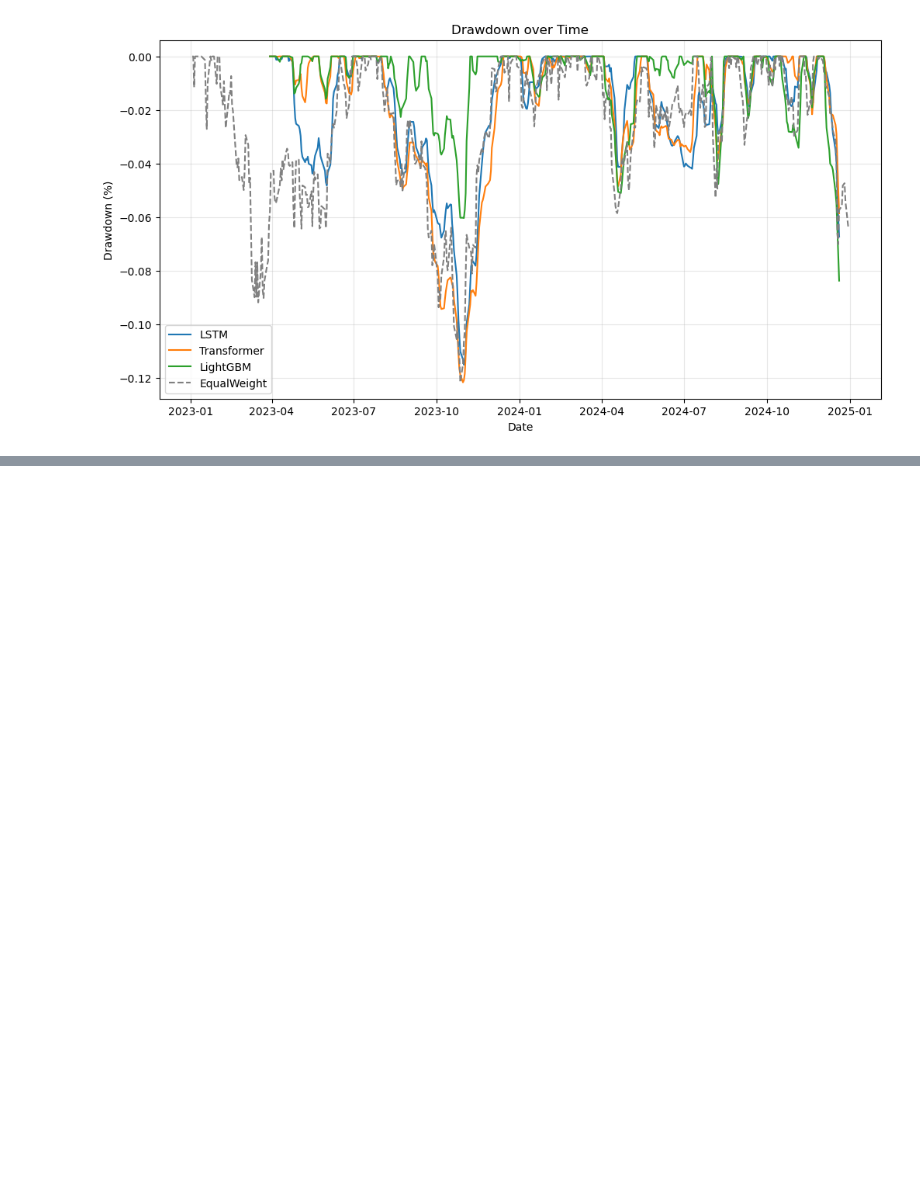
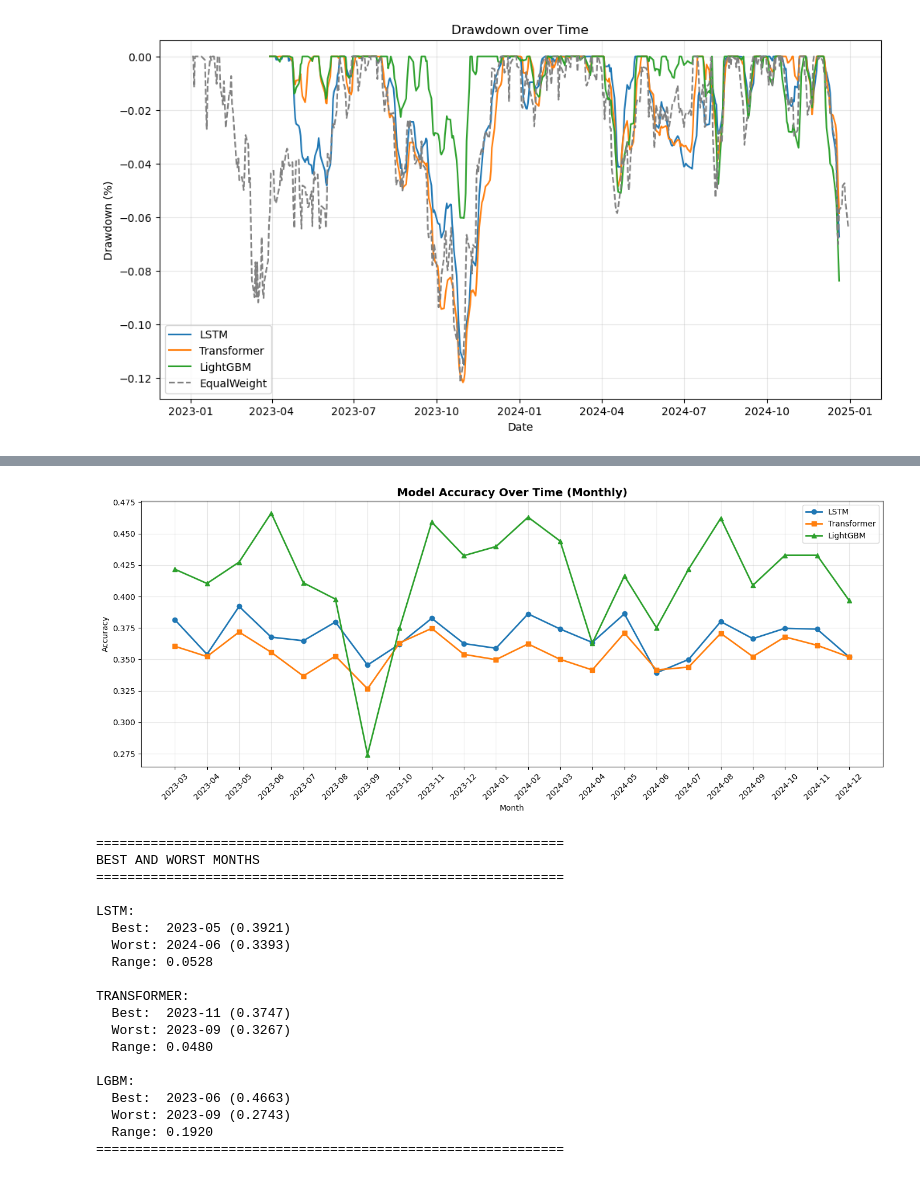
Before and after one commit to LyWangPX/umich-milestone2, a Jupyter notebook: model_test.ipynb, the cells around one changed output, grey strips where cells are left out. Cells and saved outputs as stored; diff of their text form; code cells hidden in the pictures; blank space fills up the shorter version.

```diff
--- a/model_test.ipynb
+++ b/model_test.ipynb
@@ -715,0 +1115,53 @@ plt.show()
+# %%
+# Plot temporal accuracy
+plt.figure(figsize=(14, 6))
+plt.plot(monthly_acc['year_month'], monthly_acc['lstm_correct'], marker='o', label='LSTM', linewidth=2)
+plt.plot(monthly_acc['year_month'], monthly_acc['transformer_correct'], marker='s', label='Transformer', linewidth=2)
+plt.plot(monthly_acc['year_month'], monthly_acc['lgbm_correct'], marker='^', label='LightGBM', linewidth=2)
+
+plt.xlabel('Month')
+plt.ylabel('Accuracy')
+plt.title('Model Accuracy Over Time (Monthly)', fontsize=14, fontweight='bold')
+plt.legend()
+plt.grid(True, alpha=0.3)
+plt.xticks(rotation=45)
+plt.tight_layout()
+plt.show()
+
+# Find best and worst months for each model
+print("\n" + "=" * 60)
+print("BEST AND WORST MONTHS")
+print("=" * 60)
+
+for model_name in ['lstm_correct', 'transformer_correct', 'lgbm_correct']:
+    best_month = monthly_acc.loc[monthly_acc[model_name].idxmax()]
+    worst_month = monthly_acc.loc[monthly_acc[model_name].idxmin()]
+
+    display_name = model_name.replace('_correct', '').upper()
+    print(f"\n{display_name}:")
+    print(f"  Best:  {best_month['year_month']} ({best_month[model_name]:.4f})")
+    print(f"  Worst: {worst_month['year_month']} ({worst_month[model_name]:.4f})")
+    print(f"  Range: {best_month[model_name] - worst_month[model_name]:.4f}")
+
+print("=" * 60)
+# %% [output]
+[figure, added]
+============================================================
+BEST AND WORST MONTHS
+============================================================
+
+LSTM:
+  Best:  2023-05 (0.3921)
+  Worst: 2024-06 (0.3393)
+  Range: 0.0528
+
+TRANSFORMER:
+  Best:  2023-11 (0.3747)
+  Worst: 2023-09 (0.3267)
+  Range: 0.0480
+
+LGBM:
+  Best:  2023-06 (0.4663)
+  Worst: 2023-09 (0.2743)
+  Range: 0.1920
+============================================================
```
Also changed, not shown: parts of 29 cells of this notebook.
